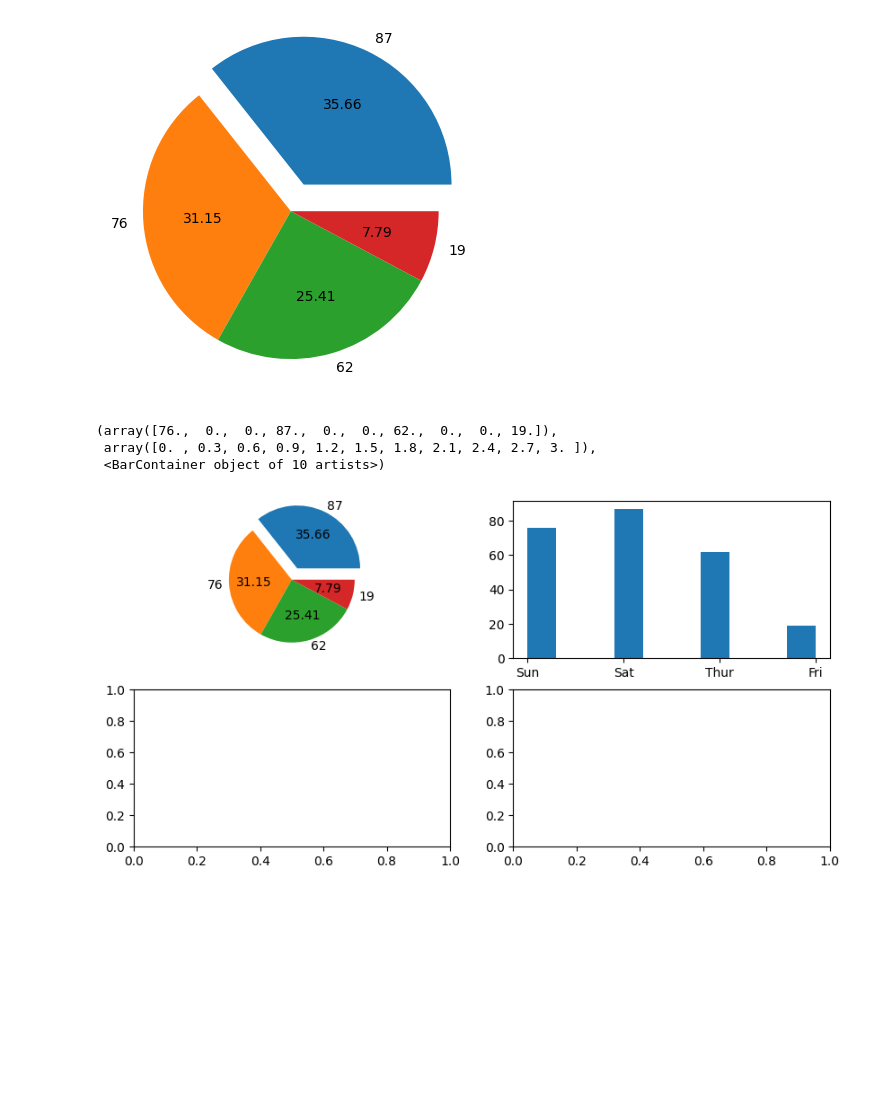
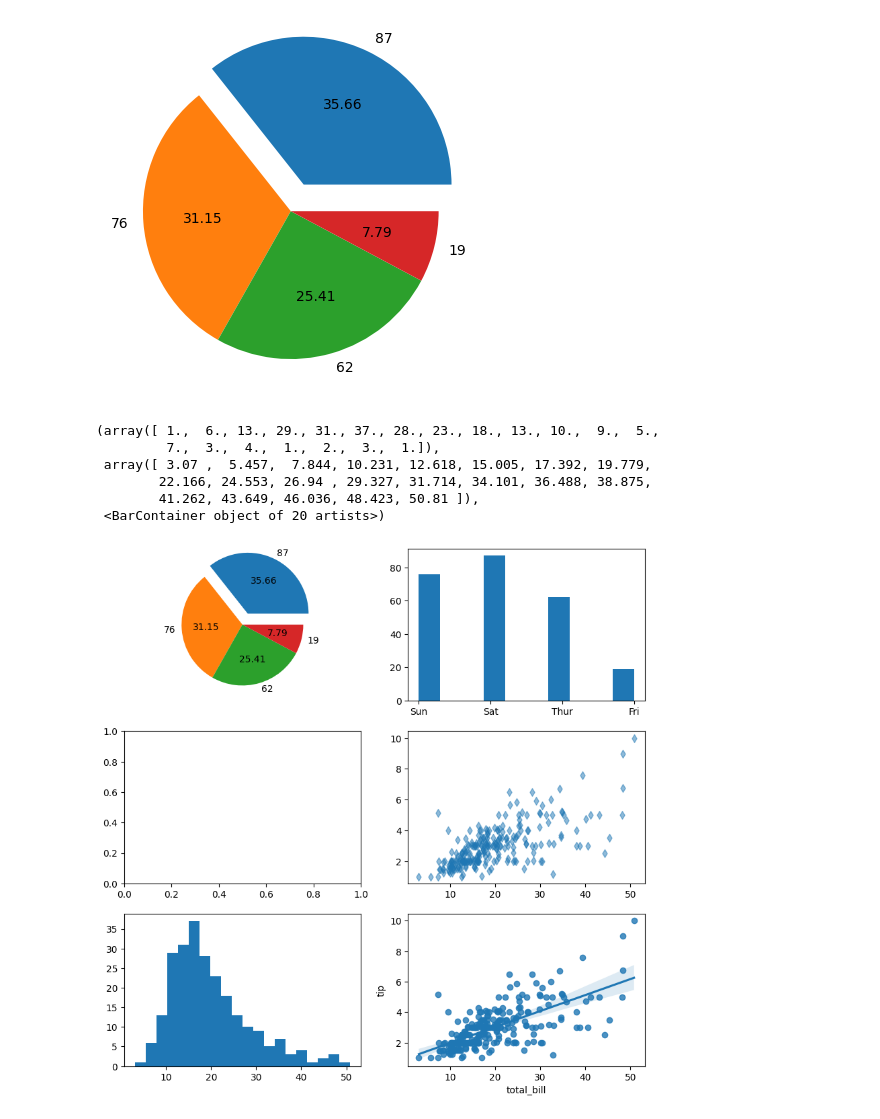
Before and after one commit to rommxl/Lab-experiments, a Jupyter notebook: FODS/oct19/nb1.ipynb, the cells around one changed output. Drawn from its saved outputs; the diff is of its cells as text; code cells hidden in the pictures; blank space fills up the shorter version.

```diff
--- a/FODS/oct19/nb1.ipynb
+++ b/FODS/oct19/nb1.ipynb
@@ -8,3 +6,5 @@ df1 = pd.read_csv("tips.csv")
+# %%
+df1 = sns.load_dataset('tips')
 # %%
 df1.head()
 # %% [output]
@@ -121,11 +121,17 @@ plt.pie(df1['day'].value_counts(),labels = df1['day'].value_counts(), autopct='%
   Text(0.5821358551357799, -0.14531980651423346, '7.79')])
 [figure]
 # %%
-fig,ax = plt.subplots(nrows=2,ncols=2,figsize = (10,5))
+fig,ax = plt.subplots(nrows=3,ncols=2,figsize = (10,10))
 ax[0,0].pie(df1['day'].value_counts(),labels = df1['day'].value_counts(), autopct='%1.2f',explode=[0.2,0,0,0])
 ax[0,1].hist(x = df1['day'])
+ax[1,0] = sns.regplot(data=df1,x='total_bill',y='tip')
+ax[1,1].scatter(df1['total_bill'],df1['tip'],alpha=0.5,marker='d')
+ax[2,0].hist(df1['total_bill'],bins=20)
 # %% [output]
-(array([76.,  0.,  0., 87.,  0.,  0., 62.,  0.,  0., 19.]),
- array([0. , 0.3, 0.6, 0.9, 1.2, 1.5, 1.8, 2.1, 2.4, 2.7, 3. ]),
- <BarContainer object of 10 artists>)
+(array([ 1.,  6., 13., 29., 31., 37., 28., 23., 18., 13., 10.,  9.,  5.,
+         7.,  3.,  4.,  1.,  2.,  3.,  1.]),
+ array([ 3.07 ,  5.457,  7.844, 10.231, 12.618, 15.005, 17.392, 19.779,
+        22.166, 24.553, 26.94 , 29.327, 31.714, 34.101, 36.488, 38.875,
+        41.262, 43.649, 46.036, 48.423, 50.81 ]),
+ <BarContainer object of 20 artists>)
-[figure, old version]
+[figure, new version]
```
Also changed, not shown: parts of 15 cells of this notebook.
